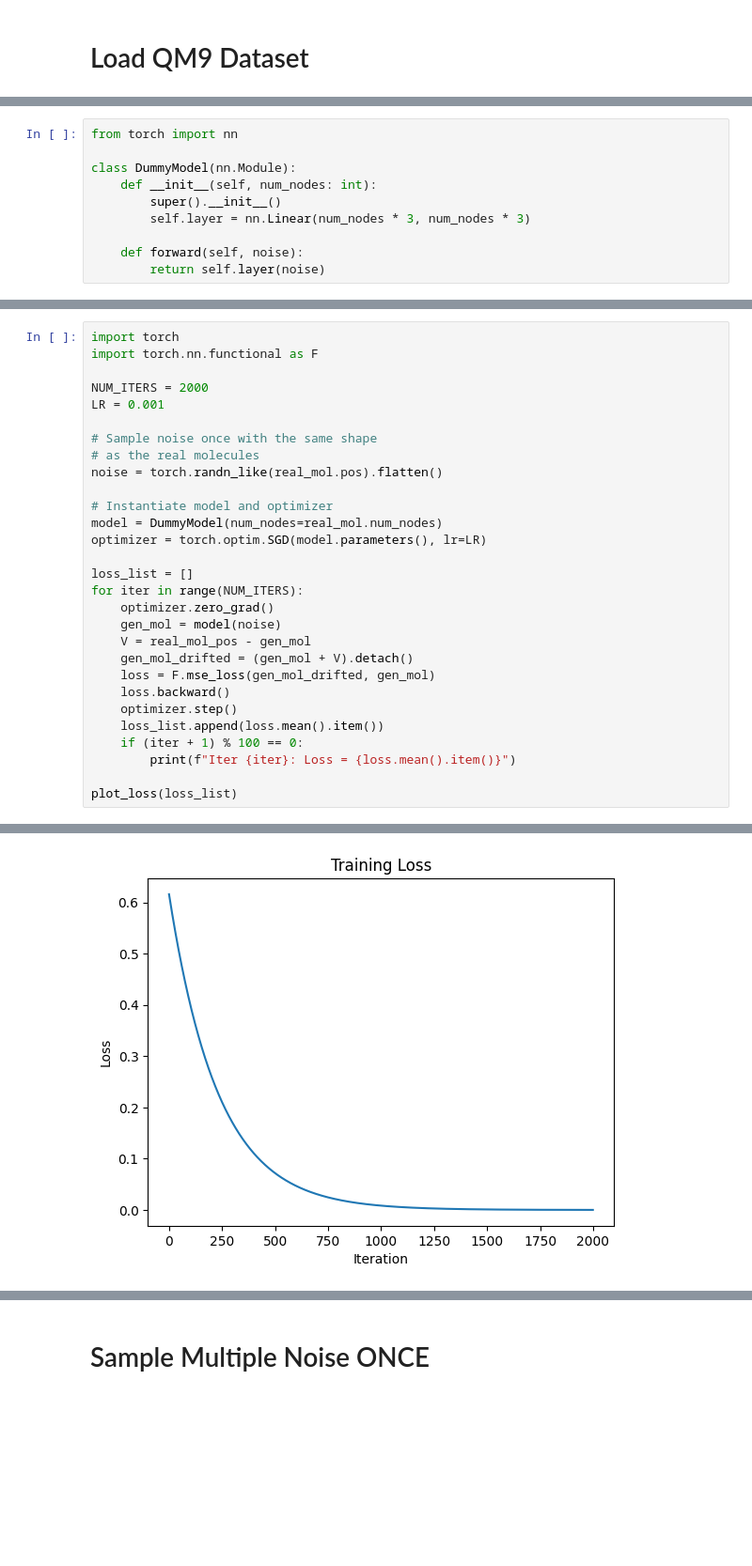
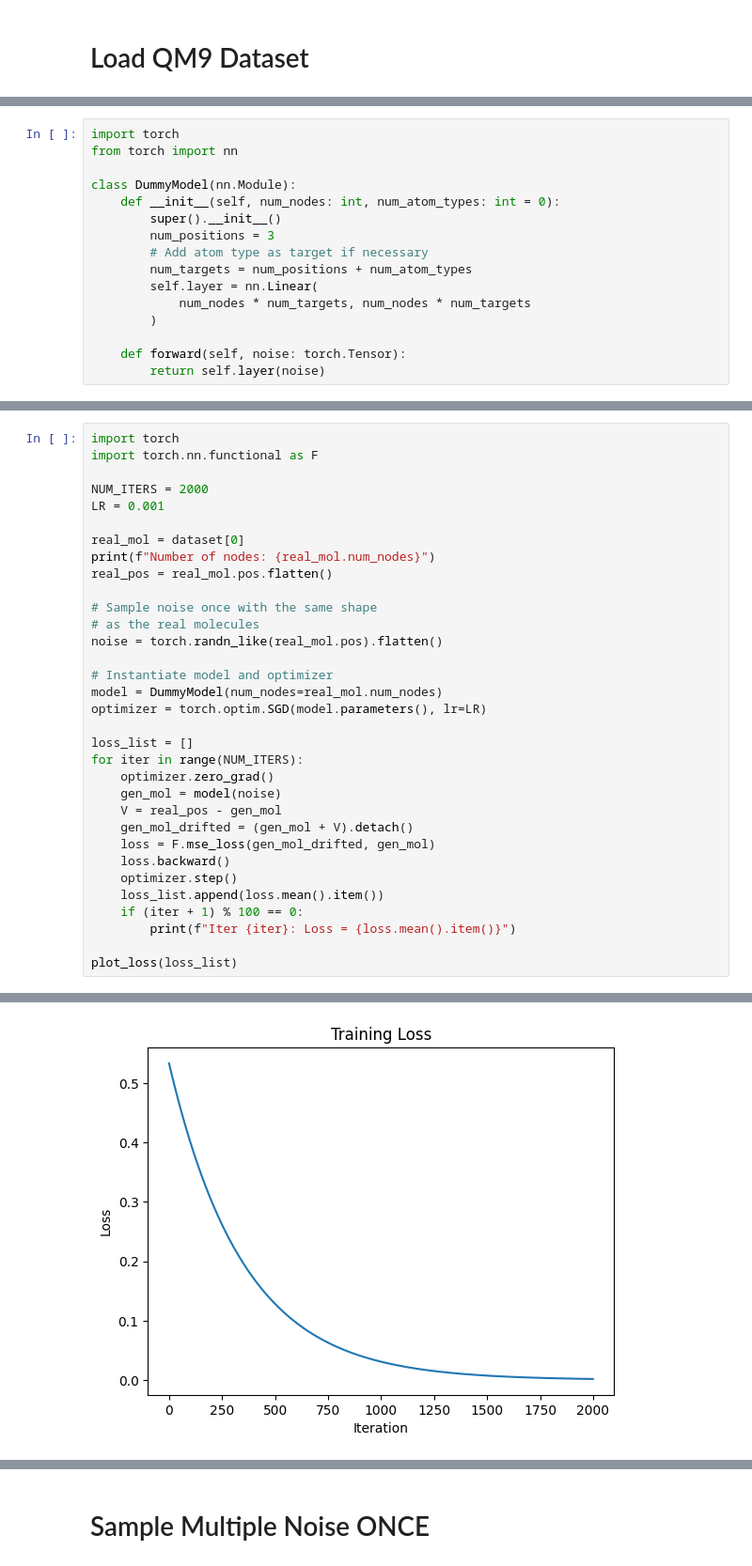
Before and after one commit to edovergna/equi-drifting, a Jupyter notebook: notebooks/one_real_molecule_exp.ipynb, the cells around one changed output, grey strips where cells are left out. Shown at 94% size. Cells and saved outputs as stored; diff of their text form; blank space fills up the shorter version.

```diff
--- a/notebooks/one_real_molecule_exp.ipynb
+++ b/notebooks/one_real_molecule_exp.ipynb
@@ -19,10 +13,16 @@ Number of nodes: 5
 # %%
+import torch
 from torch import nn
 
 class DummyModel(nn.Module):
-    def __init__(self, num_nodes: int):
+    def __init__(self, num_nodes: int, num_atom_types: int = 0):
         super().__init__()
-        self.layer = nn.Linear(num_nodes * 3, num_nodes * 3)
+        num_positions = 3
+        # Add atom type as target if necessary
+        num_targets = num_positions + num_atom_types
+        self.layer = nn.Linear(
+            num_nodes * num_targets, num_nodes * num_targets
+        )
 
-    def forward(self, noise):
+    def forward(self, noise: torch.Tensor):
         return self.layer(noise)
@@ -65,6 +177,10 @@ import torch.nn.functional as F
 
 NUM_ITERS = 2000
 LR = 0.001
+
+real_mol = dataset[0]
+print(f"Number of nodes: {real_mol.num_nodes}")
+real_pos = real_mol.pos.flatten()
 
 # Sample noise once with the same shape
 # as the real molecules
@@ -78,7 +194,7 @@ loss_list = []
 for iter in range(NUM_ITERS):
     optimizer.zero_grad()
     gen_mol = model(noise)
-    V = real_mol_pos - gen_mol
+    V = real_pos - gen_mol
     gen_mol_drifted = (gen_mol + V).detach()
     loss = F.mse_loss(gen_mol_drifted, gen_mol)
     loss.backward()
@@ -112,2 +225,2 @@ Iter 1999: Loss = 0.00011466131400084123
-[figure, old version]
+[figure, new version]
 # %%
```
Also changed, not shown: parts of 29 cells of this notebook.
